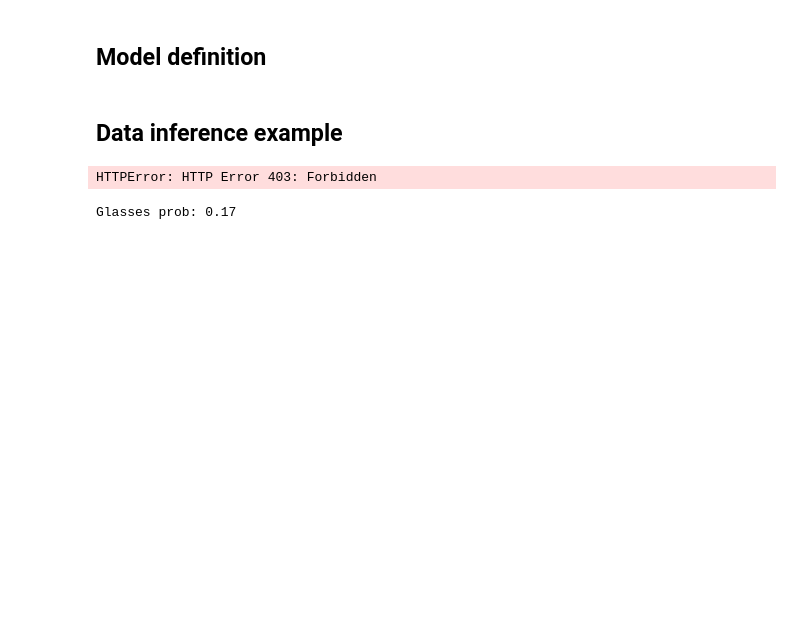
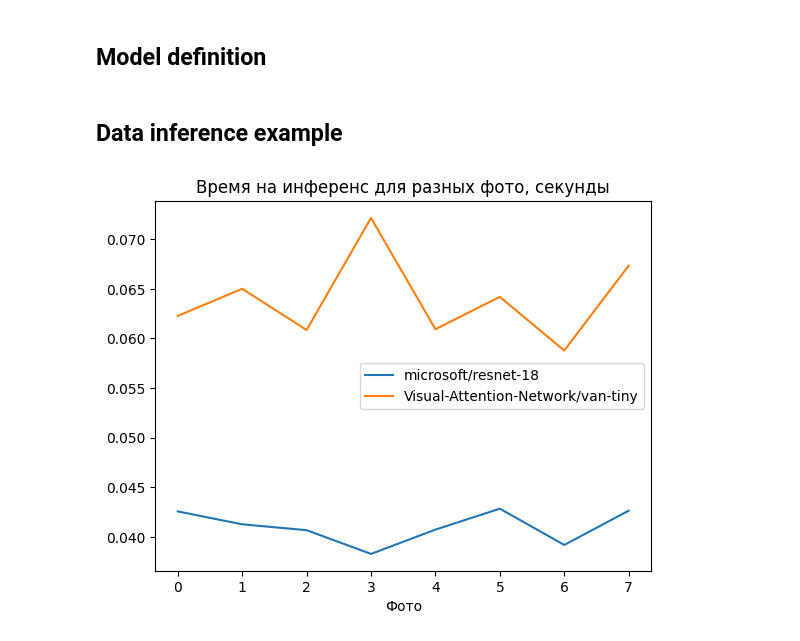
Before and after one commit to AndBoyS/hse-ml-nis, a Jupyter notebook: notebooks/Experiments.ipynb, the cells around one changed output. Drawn from its saved outputs; the diff is of its cells as text; code cells hidden in the pictures; blank space fills up the shorter version.

```diff
--- a/notebooks/Experiments.ipynb
+++ b/notebooks/Experiments.ipynb
@@ -12,31 +21,40 @@ from pkg import models
 # %% [markdown]
 ## Model definition
 # %%
-model_names = ['microsoft/resnet-50', 'Visual-Attention-Network/van-base']
+model_names = ['microsoft/resnet-18', 'Visual-Attention-Network/van-tiny']
 
 model_name = model_names[1]
 
-model = models.GlassProbaPredictor(model_name)
+predictor = models.GlassProbaPredictor(model_name)
 # %% [markdown]
 ## Data inference example
-# %%
-import urllib.request
-
-data_dir = repo_dir / 'data'
-data_dir.mkdir(exist_ok=True)
-
-img_fp = data_dir / 'img.jpeg'
-
-urllib.request.urlretrieve(
-    'https://ae01.alicdn.com/kf/HTB14bHeBLuSBuNkHFqDq6xfhVXav/Ralferty-Transparent-Glasses-Trendy-Eyeglass-Woman-Frame-Female-Optic-Frames-Clear-Lens-Eyewear-Accessories-oculos-de.jpg',
-    img_fp
-)
-# %% [output]
-HTTPError: HTTP Error 403: Forbidden
-# %%
-im = Image.open(img_fp)
-glass_prob = model.predict_proba(np.array(im))
-
-print(f'Glasses prob: {glass_prob:.2f}')
-# %% [output]
-Glasses prob: 0.17
+# %%
+def inference_on_images(predictor, images):
+    probs = []
+    inference_times = []
+
+    for im in images:
+        im = np.array(im)
+        time1 = time.time_ns()
+        prob = predictor.predict_proba(im)
+        probs.append(prob)
+        time2 = time.time_ns()
+        inference_times.append((time2 - time1) / 10 ** 9)
+
+    return probs, inference_times
+# %%
+data_dir = repo_dir / 'demo_data'
+ims = [Image.open(im_fp).convert('RGB')
+       for im_fp in data_dir.glob('*')]
+# %%
+for model_name in model_names:
+    predictor = models.GlassProbaPredictor(model_name)
+    probs, inference_times = inference_on_images(predictor, ims)
+
+    plt.plot(inference_times, label=model_name)
+    plt.xlabel('Фото')
+    plt.title('Время на инференс для разных фото, секунды')
+
+plt.legend();
+# %% [output]
+[figure, added]
```
Also changed, not shown: parts of 3 cells of this notebook, 2 other files.
